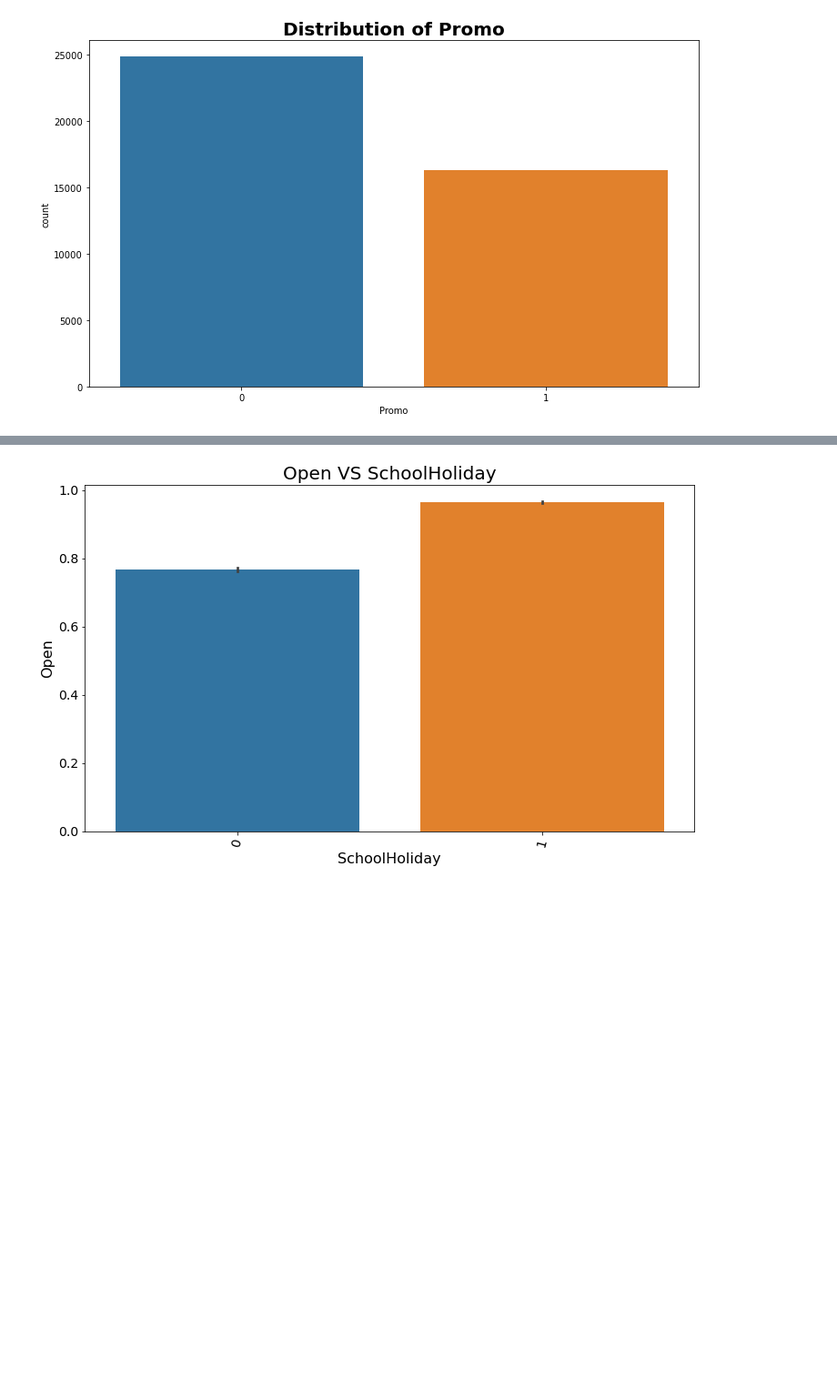
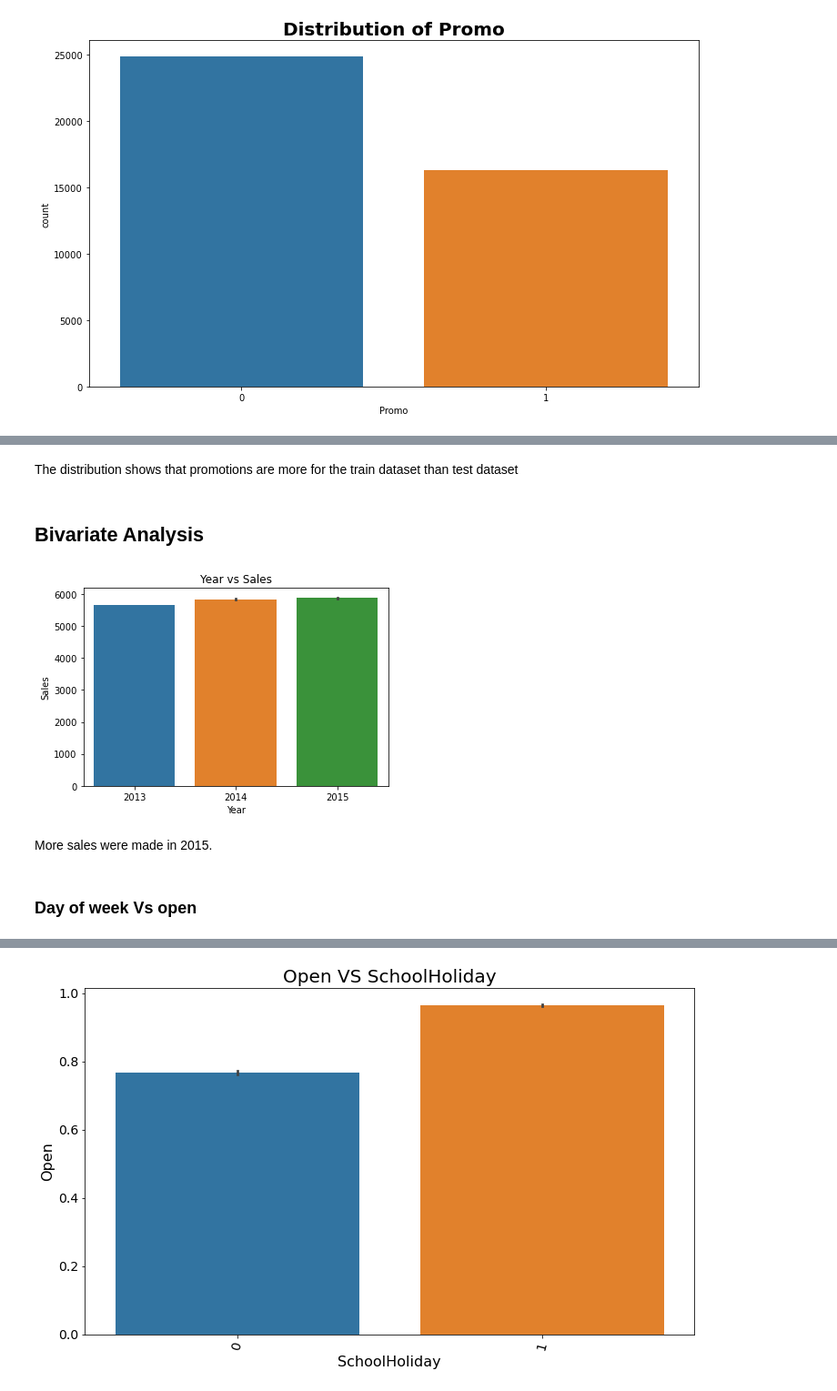
Before and after one commit to Stella-Mutacho/10Academy-Pharmaceutical-Sales-prediction-Project, a Jupyter notebook: notebooks/eda.ipynb, the cells around one changed output, grey strips where cells are left out. Shown: that part at 91% size. Drawn from its saved outputs; the diff is of its cells as text; code cells hidden in the pictures; blank space fills up the shorter version.

```diff
--- a/notebooks/eda.ipynb
+++ b/notebooks/eda.ipynb
@@ -148 +400,15 @@ plot.plot_count(test_noNull, 'Promo')
+# %% [markdown]
+The distribution shows that promotions are more for the train dataset than  test dataset
+# %% [markdown]
+## Bivariate Analysis
+# %%
+# Sales with respect to year
+sns.barplot(x='Year', y='Sales', data=train_store).set(title='Year vs Sales')
+plt.show()
+# %% [output]
+[figure, added]
+# %% [markdown]
+More sales were made in 2015.
+# %% [markdown]
+### Day of week Vs open
 # %%
```
Also changed, not shown: parts of 75 cells of this notebook.
